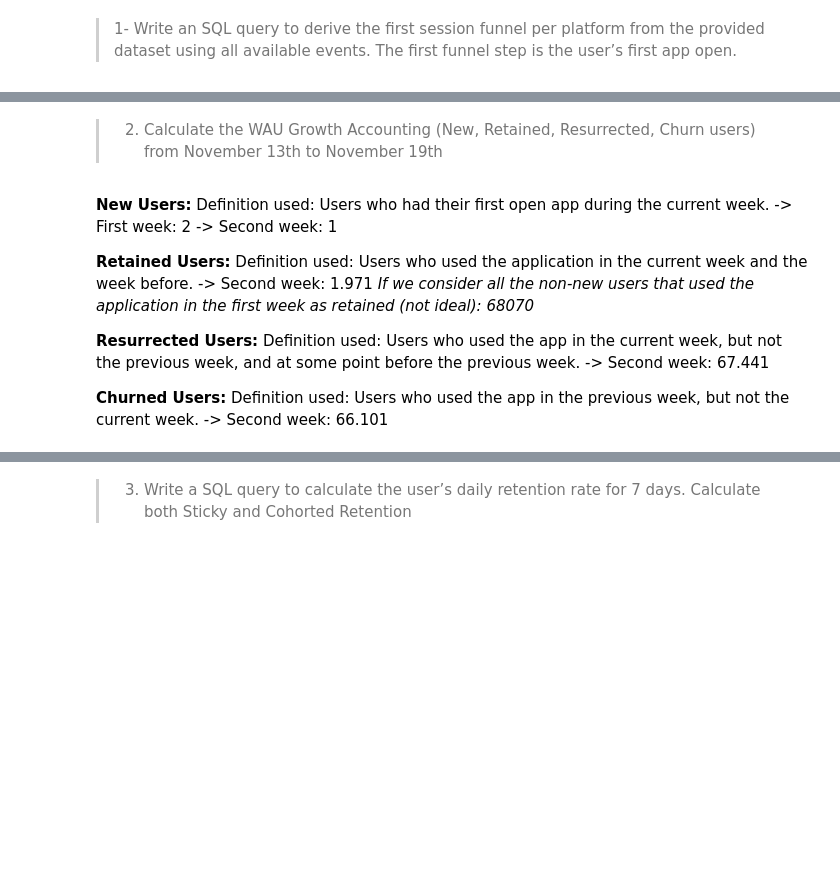
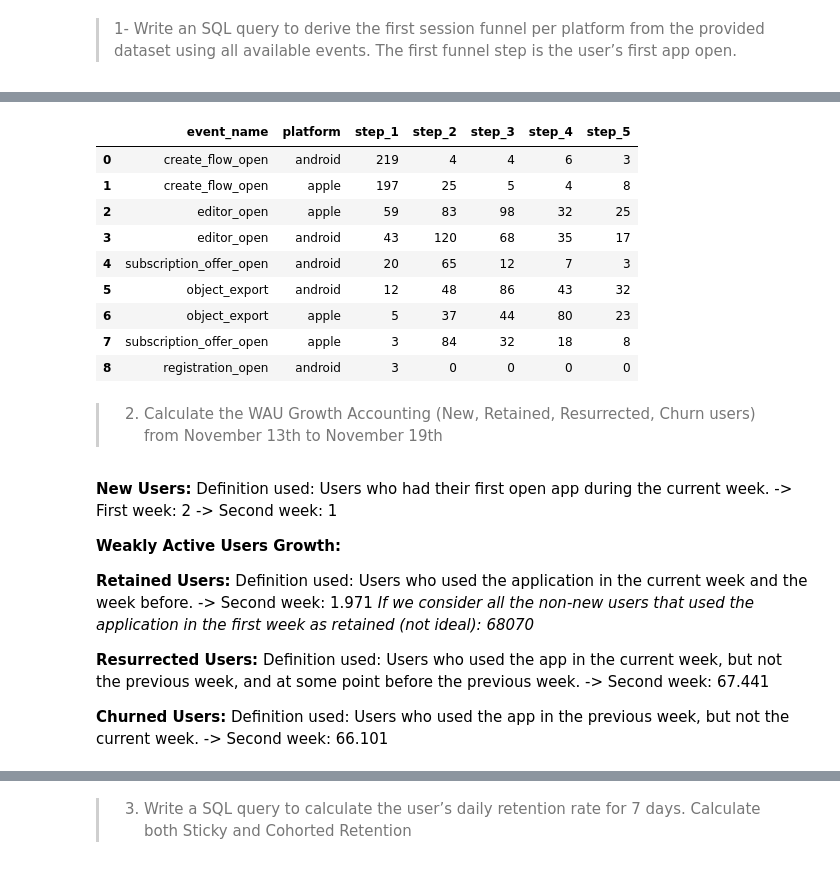
Before and after one commit to camiladwa/case_study, a Jupyter notebook: growth_case_study/growth_case_study.ipynb, the cells around one changed output, grey strips where cells are left out. Drawn from its saved outputs; the diff is of its cells as text; code cells hidden in the pictures; blank space fills up the shorter version.

```diff
--- a/growth_case_study/growth_case_study.ipynb
+++ b/growth_case_study/growth_case_study.ipynb
@@ -208,3 +148,17 @@ NameError: name 'data' is not defined
+# %%
+per_event = _deepnote_execute_sql('SELECT DISTINCT event_name\n    , platform\n    , SUM(CASE WHEN funnel_step = 1 THEN 1 ELSE 0 END) AS step_1\n    , SUM(CASE WHEN funnel_step = 2 THEN 1 ELSE 0 END) AS step_2\n    , SUM(CASE WHEN funnel_step = 3 THEN 1 ELSE 0 END) AS step_3 \n    , SUM(CASE WHEN funnel_step = 4 THEN 1 ELSE 0 END) AS step_4 \n    , SUM(CASE WHEN funnel_step = 5 THEN 1 ELSE 0 END) AS step_5\nFROM clean\nGROUP BY 1, 2\nHAVING step_1 > 2\nORDER BY step_1 DESC', 'SQL_DEEPNOTE_DATAFRAME_SQL', audit_sql_comment='', sql_cache_mode='cache_disabled')
+per_event
+# %% [output]
+|  | event_name | platform | step_1 | step_2 | step_3 | step_4 | step_5 |
+| 0 | create_flow_open | android | 219 | 4 | 4 | 6 | 3 |
+| 1 | create_flow_open | apple | 197 | 25 | 5 | 4 | 8 |
+| 2 | editor_open | apple | 59 | 83 | 98 | 32 | 25 |
+| 3 | editor_open | android | 43 | 120 | 68 | 35 | 17 |
+| 4 | subscription_offer_open | android | 20 | 65 | 12 | 7 | 3 |
+| 5 | object_export | android | 12 | 48 | 86 | 43 | 32 |
+| 6 | object_export | apple | 5 | 37 | 44 | 80 | 23 |
+| 7 | subscription_offer_open | apple | 3 | 84 | 32 | 18 | 8 |
+| 8 | registration_open | android | 3 | 0 | 0 | 0 | 0 |
 # %% [markdown]
 > 2. Calculate the WAU Growth Accounting (New, Retained, Resurrected, Churn users) from November 13th to November 19th
 # %% [markdown]
@@ -212,6 +166,9 @@ NameError: name 'data' is not defined
 Definition used: Users who had their first open app during the current week.
 -> First week: 2
 -> Second week: 1
+
+**Weakly Active Users Growth:**
+
 
 **Retained Users:**
 Definition used: Users who used the application in the current week and the week before.
```
Also changed, not shown: parts of 11 cells of this notebook.
